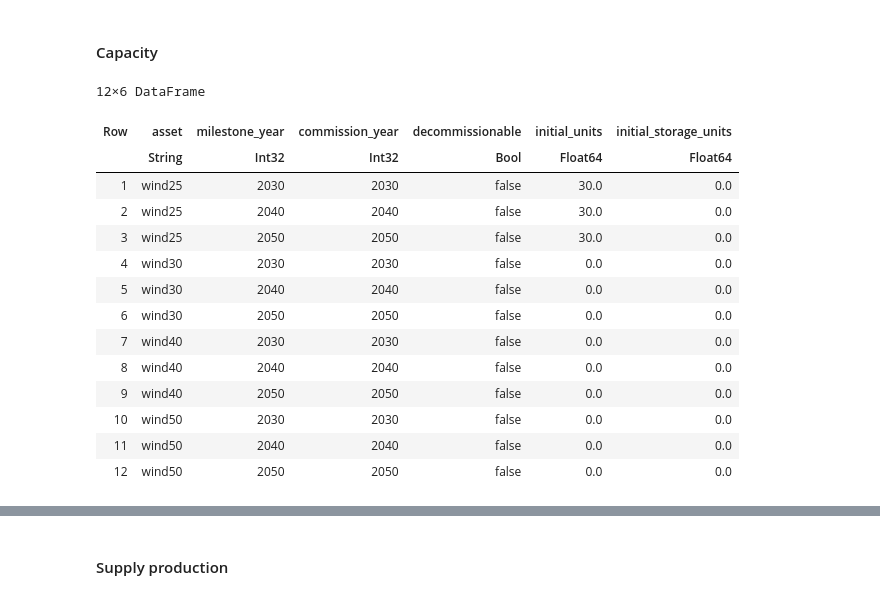
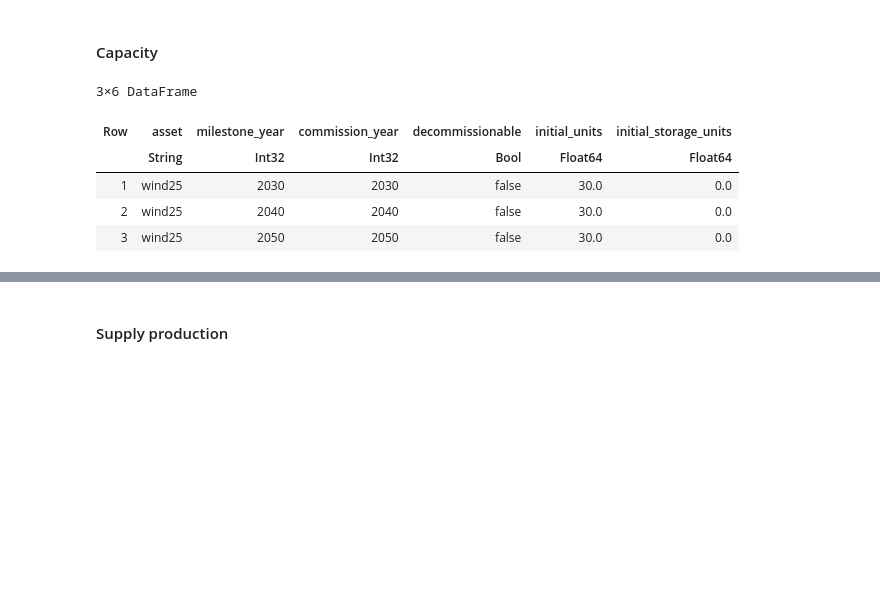
Before and after one commit to nnhjy/VintageDemo, a Jupyter notebook: VintageDemoTulipa.ipynb, the cells around one changed output, grey strips where cells are left out. Drawn from its saved outputs; the diff is of its cells as text; code cells hidden in the pictures; blank space fills up the shorter version.

Commit message:
align configs between standard and compact cases

```diff
--- a/VintageDemoTulipa.ipynb
+++ b/VintageDemoTulipa.ipynb
@@ -236,23 +203,14 @@ EnergyProblem:
 #### Capacity
 # %%
 # initial wind capacity
-filter(row -> occursin("wind", row.asset), TIO.get_table(connection_vintage_standard, "asset_both"))
+filter(row -> occursin("wind", row.asset) && row.initial_units != 0.0, TIO.get_table(connection_vintage_standard, "asset_both"))
 # %% [output]
-12×6 DataFrame
+3×6 DataFrame
 | Row | asset | milestone_year | commission_year | decommissionable | initial_units | initial_storage_units |
 |  | String | Int32 | Int32 | Bool | Float64 | Float64 |
 | 1 | wind25 | 2030 | 2030 | false | 30.0 | 0.0 |
 | 2 | wind25 | 2040 | 2040 | false | 30.0 | 0.0 |
 | 3 | wind25 | 2050 | 2050 | false | 30.0 | 0.0 |
-| 4 | wind30 | 2030 | 2030 | false | 0.0 | 0.0 |
-| 5 | wind30 | 2040 | 2040 | false | 0.0 | 0.0 |
-| 6 | wind30 | 2050 | 2050 | false | 0.0 | 0.0 |
-| 7 | wind40 | 2030 | 2030 | false | 0.0 | 0.0 |
-| 8 | wind40 | 2040 | 2040 | false | 0.0 | 0.0 |
-| 9 | wind40 | 2050 | 2050 | false | 0.0 | 0.0 |
-| 10 | wind50 | 2030 | 2030 | false | 0.0 | 0.0 |
-| 11 | wind50 | 2040 | 2040 | false | 0.0 | 0.0 |
-| 12 | wind50 | 2050 | 2050 | false | 0.0 | 0.0 |
 # %%
 # invested capacity
 filter(row -> occursin("wind", row.asset) && row.solution != 0.0, TIO.get_table(connection_vintage_standard, "var_assets_investment"))
```
Also changed, not shown: parts of 19 cells of this notebook, 4 other files.
